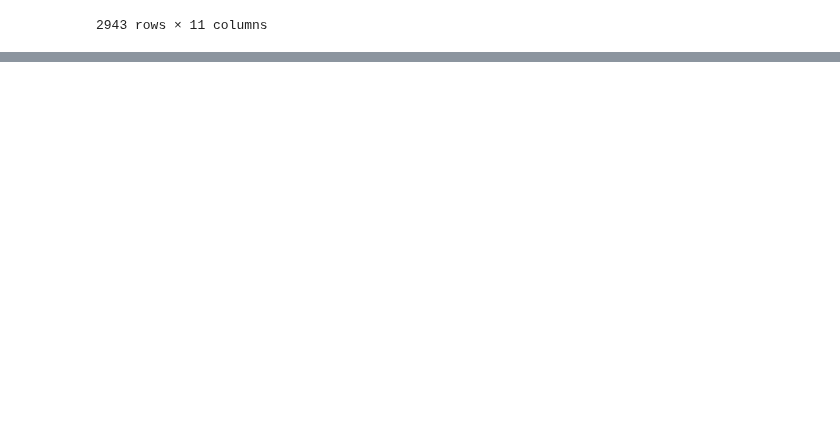
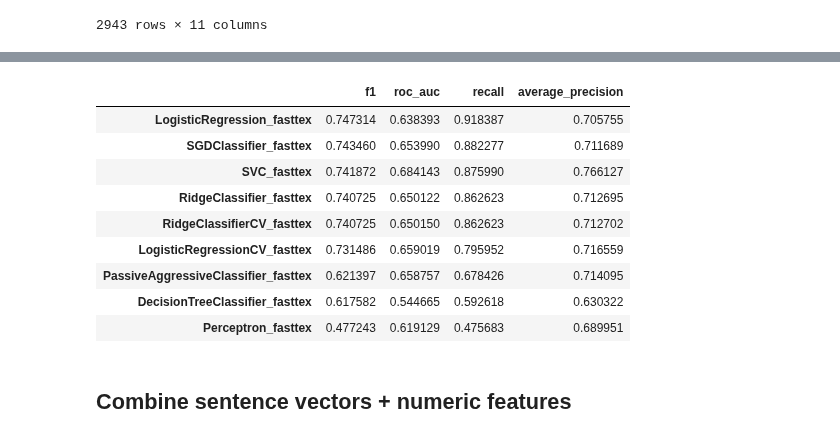
Before and after one commit to Sofy34/personal_strudy, a Jupyter notebook: thesis/02_text_features.ipynb, the cells around one changed output, grey strips where cells are left out. Drawn from its saved outputs; the diff is of its cells as text; code cells hidden in the pictures; blank space fills up the shorter version.

Commit message:
get FastText vector per sentense, run all known regressors, check cross_val_score

```diff
--- a/thesis/02_text_features.ipynb
+++ b/thesis/02_text_features.ipynb
@@ -103,0 +108,5 @@ sent_db
+# %%
+cl_th_sent_db = sent_db.query("par_type in ['client','therapist']")
+# %%
+X,y = feature_utils.get_label_and_drop(cl_th_sent_db)
+text_train,text_test,y_train, y_test = feature_utils.get_train_test_text(X,y)
@@ -103,0 +116,4 @@ sent_db
+# %%
+train_vectors = [ft.get_sentence_vector(sent) for sent in text_train]
+X_train = np.vstack(train_vectors)
+X_train.shape
@@ -103,0 +153,3 @@ sent_db
+# %%
+imp.reload(feature_utils)
+feature_utils.run_on_all_regerssors(X_train,y_train,"fasttex")
@@ -103,0 +166,15 @@ sent_db
+# %%
+display(feature_utils.scores_df.sort_values(by='f1',ascending = False))
+# %% [output]
+|  | f1 | roc_auc | recall | average_precision |
+| LogisticRegression_fasttex | 0.747314 | 0.638393 | 0.918387 | 0.705755 |
+| SGDClassifier_fasttex | 0.743460 | 0.653990 | 0.882277 | 0.711689 |
+| SVC_fasttex | 0.741872 | 0.684143 | 0.875990 | 0.766127 |
+| RidgeClassifier_fasttex | 0.740725 | 0.650122 | 0.862623 | 0.712695 |
+| RidgeClassifierCV_fasttex | 0.740725 | 0.650150 | 0.862623 | 0.712702 |
+| LogisticRegressionCV_fasttex | 0.731486 | 0.659019 | 0.795952 | 0.716559 |
+| PassiveAggressiveClassifier_fasttex | 0.621397 | 0.658757 | 0.678426 | 0.714095 |
+| DecisionTreeClassifier_fasttex | 0.617582 | 0.544665 | 0.592618 | 0.630322 |
+| Perceptron_fasttex | 0.477243 | 0.619129 | 0.475683 | 0.689951 |
+# %% [markdown]
+## Combine sentence vectors + numeric features
```
Also changed, not shown: parts of 11 cells of this notebook, 1 other file.
